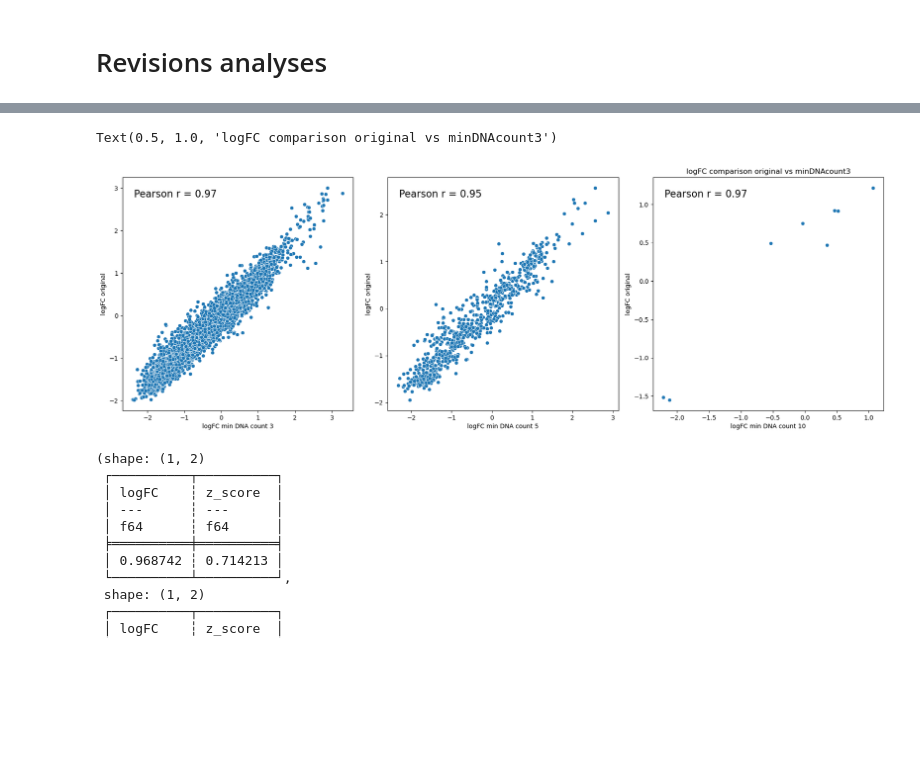
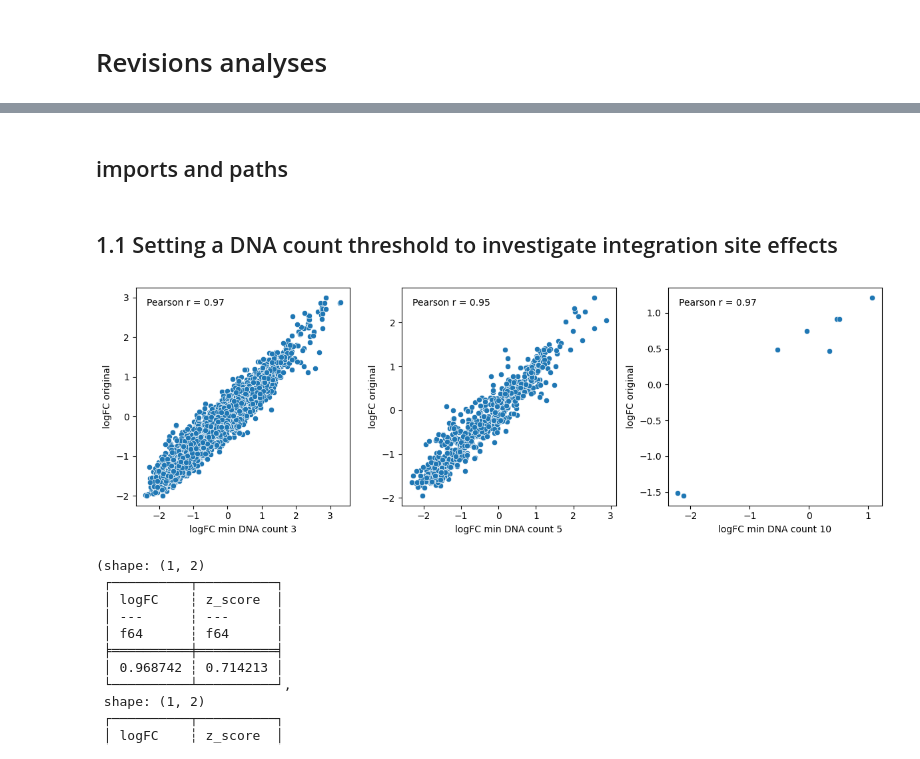
Before and after one commit to kircherlab/CMPRA_figures, a Jupyter notebook: revisions.ipynb, the cells around one changed output, grey strips where cells are left out. Cells and saved outputs as stored; diff of their text form; code cells hidden in the pictures; blank space fills up the shorter version.

```diff
--- a/revisions.ipynb
+++ b/revisions.ipynb
@@ -5,6 +3,18 @@
+# %% [markdown]
+## imports and paths
 # %%
 import polars as pl
+import polars.selectors as cs
 import seaborn as sns
 import os
+import numpy as np
 import matplotlib.pyplot as plt
+
+cd = "/data/cephfs-2/unmirrored/groups/kircher/MPRA/CaptureCMPRA/"
+original = pl.read_csv(os.path.join(cd, "results/MPRA_analysis/CMPRA5/labeled_data_promoteroa_OA.tsv"), separator="\t")
+tempdir = "/data/cephfs-2/unmirrored/groups/kircher/MPRA/CaptureCMPRA/tmp/"
+figdir = cd + "results/manuscript_figures/revisions/"
+os.makedirs(tempdir, exist_ok=True)
+# %% [markdown]
+## 1.1 Setting a DNA count threshold to investigate integration site effects
 # %%
@@ -27,7 +34,7 @@ joint_original_minDNAcounts10 = minDNAcount10.join(
 	original.select("left_bin", "right_bin", "adj.P.Val", "logFC", "z_score", "promoter_only", "std", "effect"),
 	on=["left_bin", "right_bin"], suffix="_original")
 # %%
-fig, axes = plt.subplots(1, 3, figsize=(18, 6))
+fig, axes = plt.subplots(1, 3, figsize=(12, 4))
 
 sns.scatterplot(
 	data=joint_original_minDNAcounts3.to_pandas(),
@@ -44,37 +51,37 @@ sns.scatterplot(
 	y="logFC_original",
 	ax=axes[1]
 )
 axes[1].set_xlabel("logFC min DNA count 5")
 axes[1].set_ylabel("logFC original")
 
 sns.scatterplot(
 	data=joint_original_minDNAcounts10.to_pandas(),
 	x="logFC",
 	y="logFC_original",
 	ax=axes[2]
 )
 axes[2].set_xlabel("logFC min DNA count 10")
 axes[2].set_ylabel("logFC original")
 corrs = [
 	joint_original_minDNAcounts3.select(pl.corr("logFC", "logFC_original")).item(),
 	joint_original_minDNAcounts5.select(pl.corr("logFC", "logFC_original")).item(),
 	joint_original_minDNAcounts10.select(pl.corr("logFC", "logFC_original")).item()
 ]
 
 for i, ax in enumerate(axes):
 	ax.text(
 		0.05, 0.95,
 		f"Pearson r = {corrs[i]:.2f}",
 		transform=ax.transAxes,
-		fontsize=16,
+		fontsize=10,
 		verticalalignment='top',
 		#bbox=dict(boxstyle="round,pad=0.3", facecolor="white", alpha=0.7)
 	)
 plt.tight_layout()
-plt.title("logFC comparison original vs minDNAcount3")
+#plt.title("logFC comparison original vs minDNAcount3")
+plt.savefig(figdir+"/different_DNA_count_thresholds.pdf", format="pdf")
 # %% [output]
-Text(0.5, 1.0, 'logFC comparison original vs minDNAcount3')
-[figure, old version]
+[figure, new version]
 # %%
 joint_original_minDNAcounts3.select(pl.corr("logFC", "logFC_original"), pl.corr("z_score", "z_score_original")), \
 joint_original_minDNAcounts5.select(pl.corr("logFC", "logFC_original"), pl.corr("z_score", "z_score_original")), \
```
Also changed, not shown: parts of 28 cells of this notebook, 11 other files.
